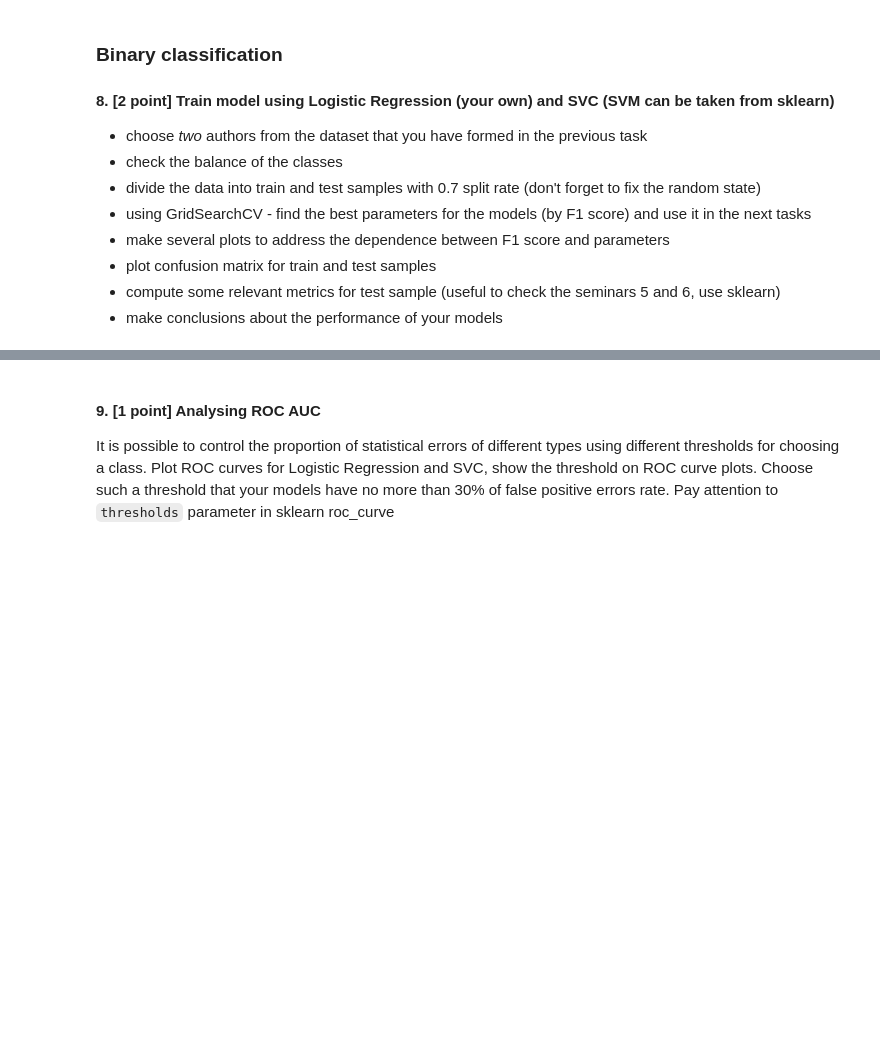
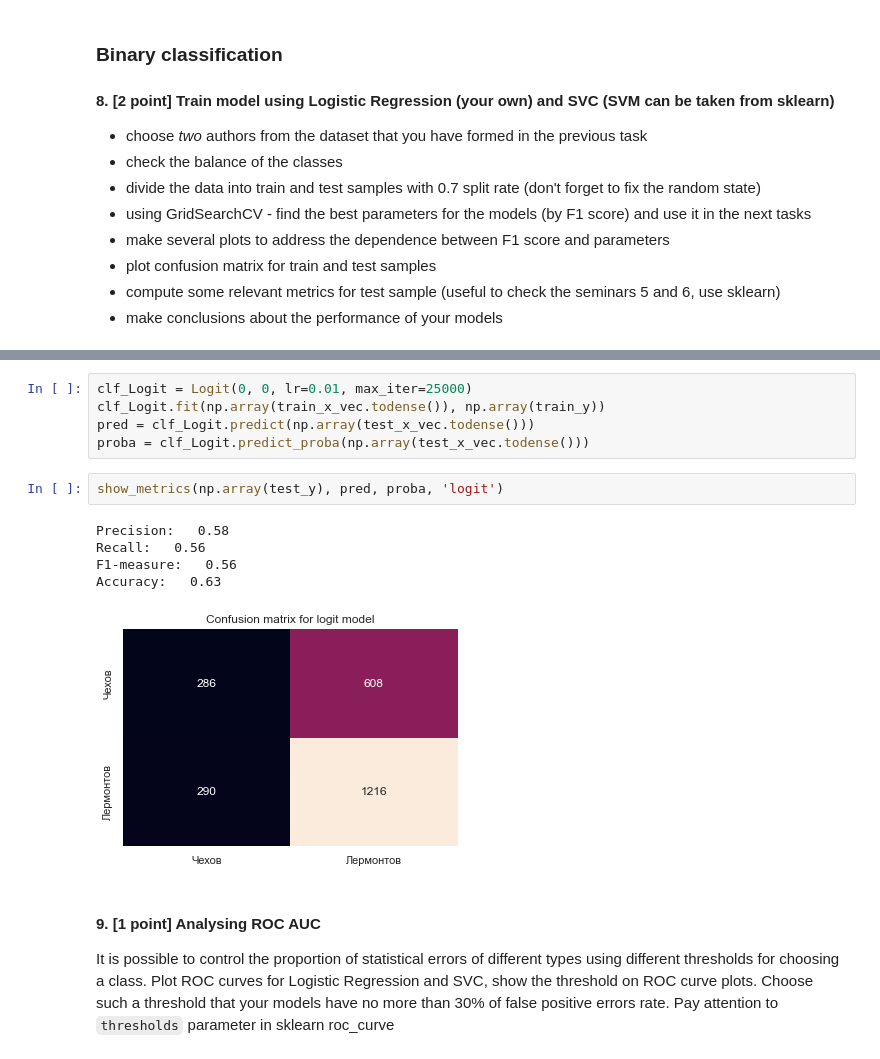
Before and after one commit to shmelzz/data_analysis, a Jupyter notebook: hw3/ml_hw3_Shelemekh_206.ipynb, the cells around one changed output, grey strips where cells are left out. Drawn from its saved outputs; the diff is of its cells as text; blank space fills up the shorter version.

```diff
--- a/hw3/ml_hw3_Shelemekh_206.ipynb
+++ b/hw3/ml_hw3_Shelemekh_206.ipynb
@@ -528,3 +603,16 @@ print(vectorized_data_tf[:2])
+# %%
+clf_Logit = Logit(0, 0, lr=0.01, max_iter=25000)
+clf_Logit.fit(np.array(train_x_vec.todense()), np.array(train_y))
+pred = clf_Logit.predict(np.array(test_x_vec.todense()))
+proba = clf_Logit.predict_proba(np.array(test_x_vec.todense()))
+# %%
+show_metrics(np.array(test_y), pred, proba, 'logit')
+# %% [output]
+Precision:   0.58
+Recall:   0.56
+F1-measure:   0.56
+Accuracy:   0.63
+[figure, added]
 # %% [markdown]
 #### 9. [1 point] Analysing ROC AUC
 
```
Also changed, not shown: parts of 15 cells of this notebook.
